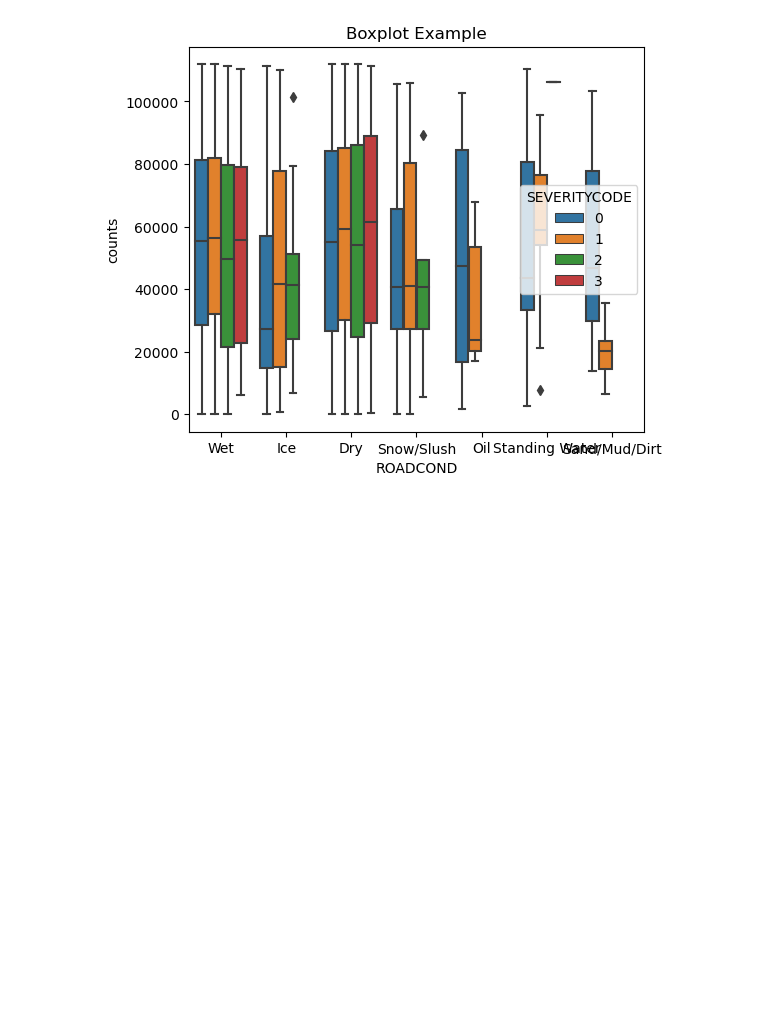
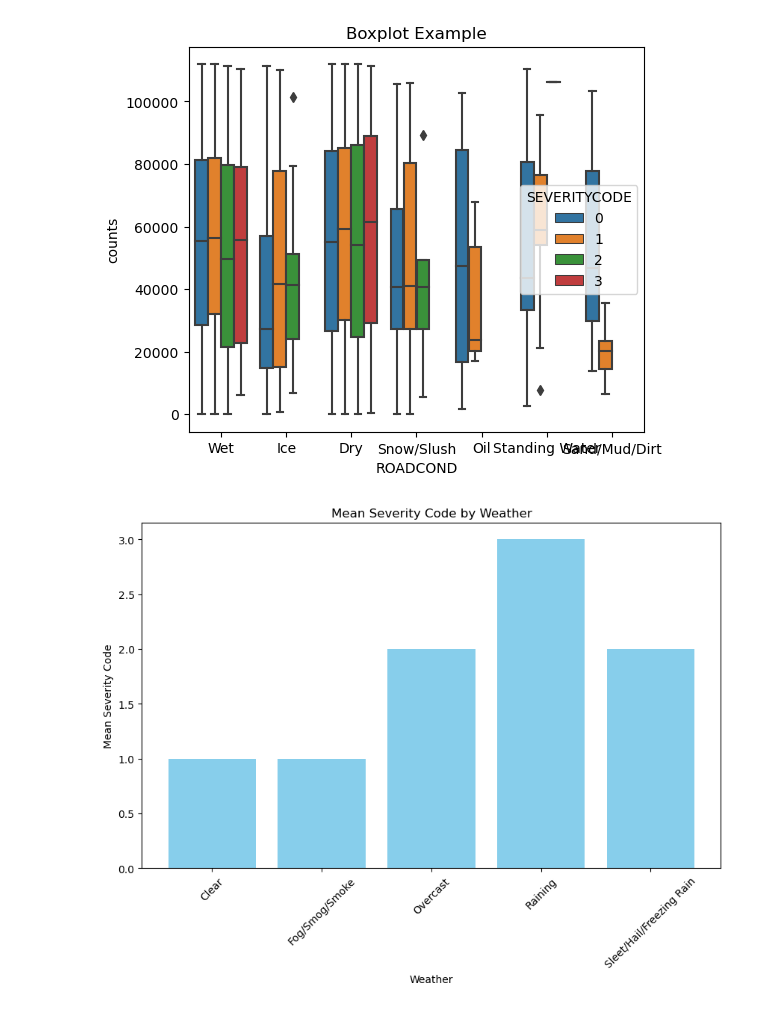
Before and after one commit to JocelynRupp/CS5324Project, a Jupyter notebook: Lab1.ipynb, the cells around one changed output. Saved outputs shown, nothing was run; the diff lists cells and outputs as text; code cells hidden in the pictures; blank space fills up the shorter version.

Commit message:
added bar graph for corelation between severity code and weather

```diff
--- a/Lab1.ipynb
+++ b/Lab1.ipynb
@@ -258,5 +261,36 @@ plt.title('Boxplot Example')
 plt.show()
 # %% [output]
 [figure]
+# %%
+# Correlation between WEATHER and SEVERITY CODE (NOT REAL DATA)
+import pandas as pd
+import matplotlib.pyplot as plt
+
+# Sample data (replace this with your actual DataFrame)
+data = {
+    'WEATHER': ['Overcast', 'Clear', 'Raining', 'Sleet/Hail/Freezing Rain', 'Fog/Smog/Smoke'],
+    'SEVERITYCODE': [2, 1, 3, 2, 1]  # Sample severity codes
+}
+
+# Create a DataFrame
+df = pd.DataFrame(data)
+
+# Group by "WEATHER" and calculate the mean severity code
+severity_by_weather = df.groupby('WEATHER')['SEVERITYCODE'].mean().reset_index()
+
+# Plot the correlation between weather and severity
+plt.figure(figsize=(10, 6))
+plt.bar(severity_by_weather['WEATHER'], severity_by_weather['SEVERITYCODE'], color='skyblue')
+plt.xlabel('Weather')
+plt.ylabel('Mean Severity Code')
+plt.title('Mean Severity Code by Weather')
+plt.xticks(rotation=45)
+plt.show()
+
+# each bar represents the mean severity code for each weather condition
+
+#repeat this graph for road condition too
+# %% [output]
+[figure, added]
 # %%
 import pandas as pd
```
Also changed, not shown: parts of 5 cells of this notebook.
